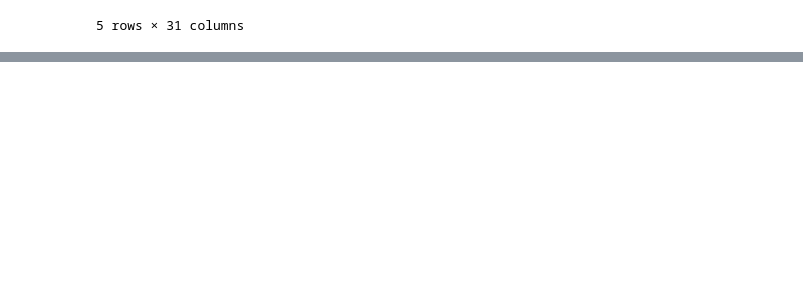
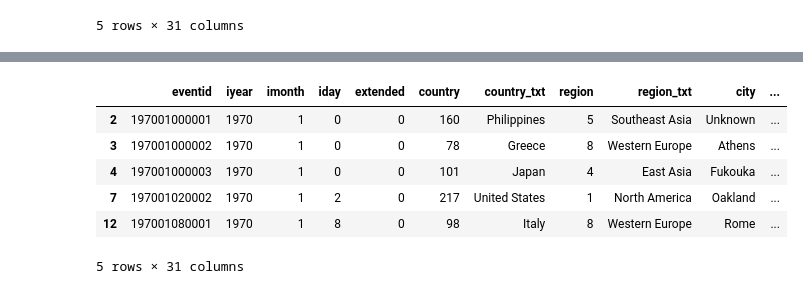
Before and after one commit to r0han99/terrorism-analysis, a Jupyter notebook: Analytics/Analytics.ipynb, the cells around one changed output, grey strips where cells are left out. Saved outputs shown, nothing was run; the diff lists cells and outputs as text; code cells hidden in the pictures; blank space fills up the shorter version.

```diff
--- a/Analytics/Analytics.ipynb
+++ b/Analytics/Analytics.ipynb
@@ -828,0 +830,10 @@ Name: motive, Length: 12579, dtype: int64
+# %%
+unknown.head()
+# %% [output]
+|  | eventid | iyear | imonth | iday | extended | country | country_txt | region | region_txt | city | ... |
+| 2 | 197001000001 | 1970 | 1 | 0 | 0 | 160 | Philippines | 5 | Southeast Asia | Unknown | ... |
+| 3 | 197001000002 | 1970 | 1 | 0 | 0 | 78 | Greece | 8 | Western Europe | Athens | ... |
+| 4 | 197001000003 | 1970 | 1 | 0 | 0 | 101 | Japan | 4 | East Asia | Fukouka | ... |
+| 7 | 197001020002 | 1970 | 1 | 2 | 0 | 217 | United States | 1 | North America | Oakland | ... |
+| 12 | 197001080001 | 1970 | 1 | 8 | 0 | 98 | Italy | 8 | Western Europe | Rome | ... |
+5 rows × 31 columns
```
Also changed, not shown: parts of 15 cells of this notebook, 1 other file.
